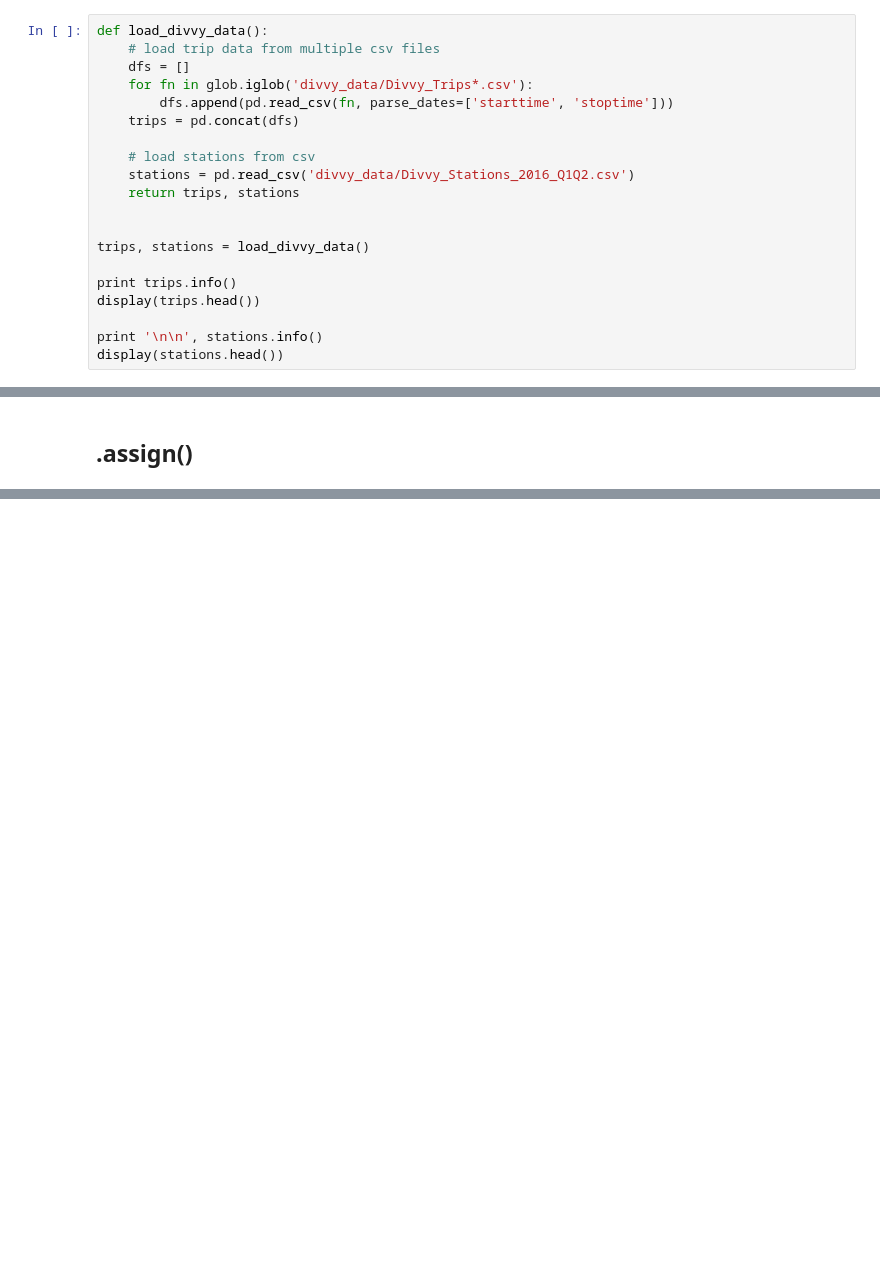
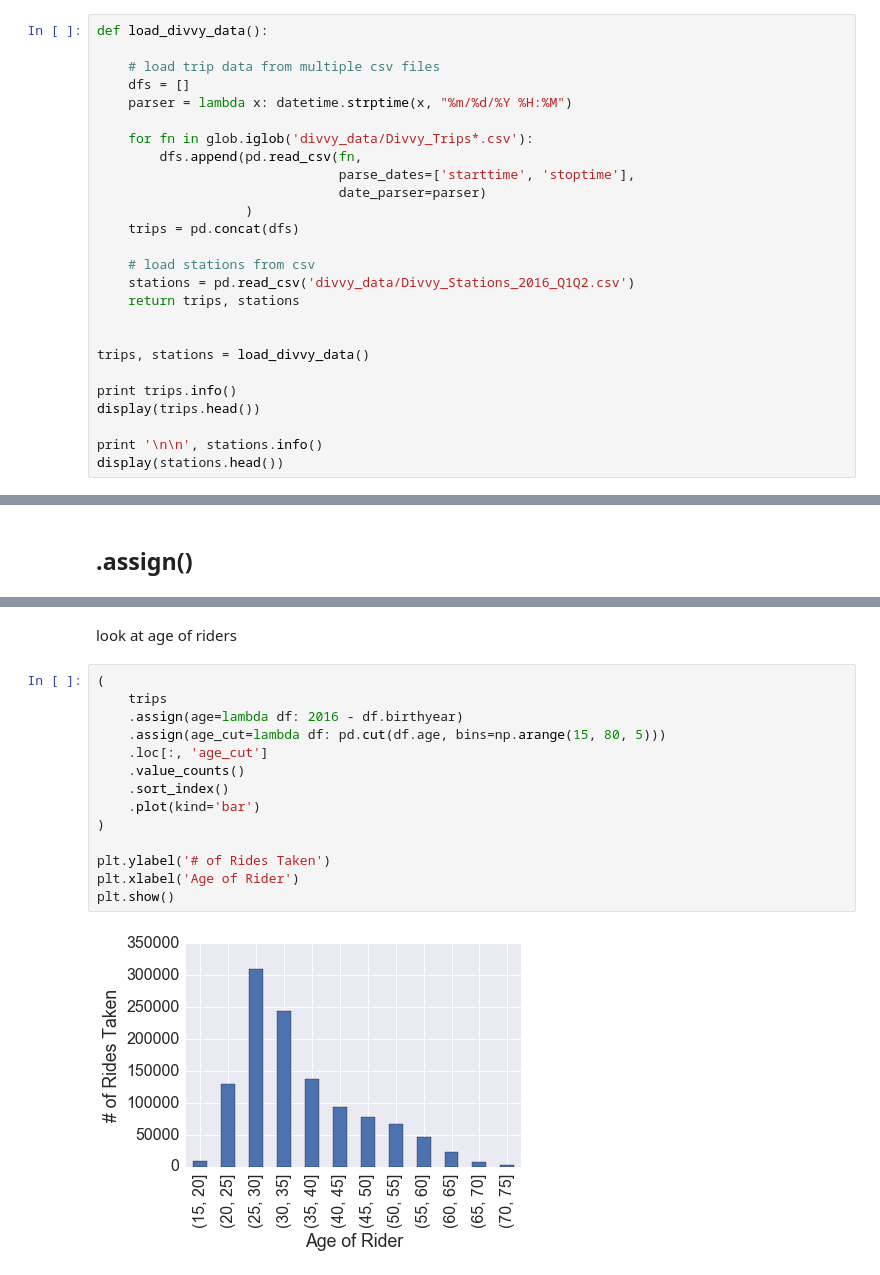
Before and after one commit to jscottcronin/clean_pandas, a Jupyter notebook: Best_Practices_With_Pandas.ipynb, the cells around one changed output, grey strips where cells are left out. Cells and saved outputs as stored; diff of their text form; blank space fills up the shorter version.

```diff
--- a/Best_Practices_With_Pandas.ipynb
+++ b/Best_Practices_With_Pandas.ipynb
@@ -27,9 +36,15 @@ sns.set_context('notebook', font_scale=1.6)
 # %%
 def load_divvy_data():
+
     # load trip data from multiple csv files
     dfs = []
+    parser = lambda x: datetime.strptime(x, "%m/%d/%Y %H:%M")
+
     for fn in glob.iglob('divvy_data/Divvy_Trips*.csv'):
-        dfs.append(pd.read_csv(fn, parse_dates=['starttime', 'stoptime']))
+        dfs.append(pd.read_csv(fn,
+                               parse_dates=['starttime', 'stoptime'],
+                               date_parser=parser)
+                   )
     trips = pd.concat(dfs)
 
     # load stations from csv
@@ -217,3 +250,21 @@ starting_stations = ['Millennium Park', 'Shedd Aquarium']
 | 2 | 9379899 | 2016-04-30 23:58:00 | 2016-05-01 00:02:00 | 4557 | 4.216667 | 59 | Wabash Ave & Roosevelt Rd | ... |
 | 3 | 9379898 | 2016-04-30 23:54:00 | 2016-05-01 00:08:00 | 2443 | 13.366667 | 289 | Wells St & Concord Ln | ... |
 | 4 | 9379897 | 2016-04-30 23:52:00 | 2016-05-01 00:11:00 | 50 | 19.100000 | 239 | Western Ave & Leland Ave | ... |
+# %% [markdown]
+look at age of riders
+# %%
+(
+    trips
+    .assign(age=lambda df: 2016 - df.birthyear)
+    .assign(age_cut=lambda df: pd.cut(df.age, bins=np.arange(15, 80, 5)))
+    .loc[:, 'age_cut']
+    .value_counts()
+    .sort_index()
+    .plot(kind='bar')
+)
+
+plt.ylabel('# of Rides Taken')
+plt.xlabel('Age of Rider')
+plt.show()
+# %% [output]
+[figure, added]
```
Also changed, not shown: parts of 21 cells of this notebook.
